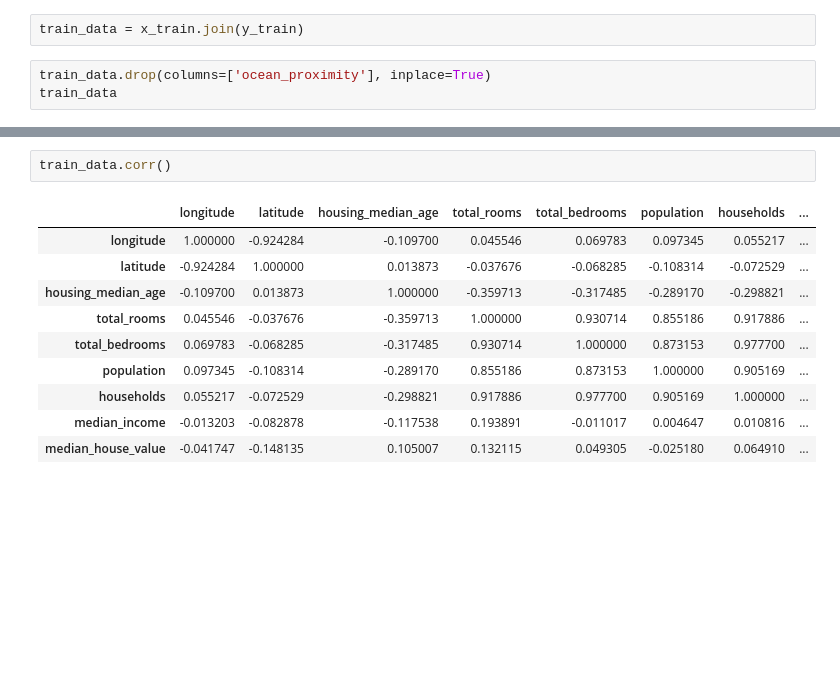
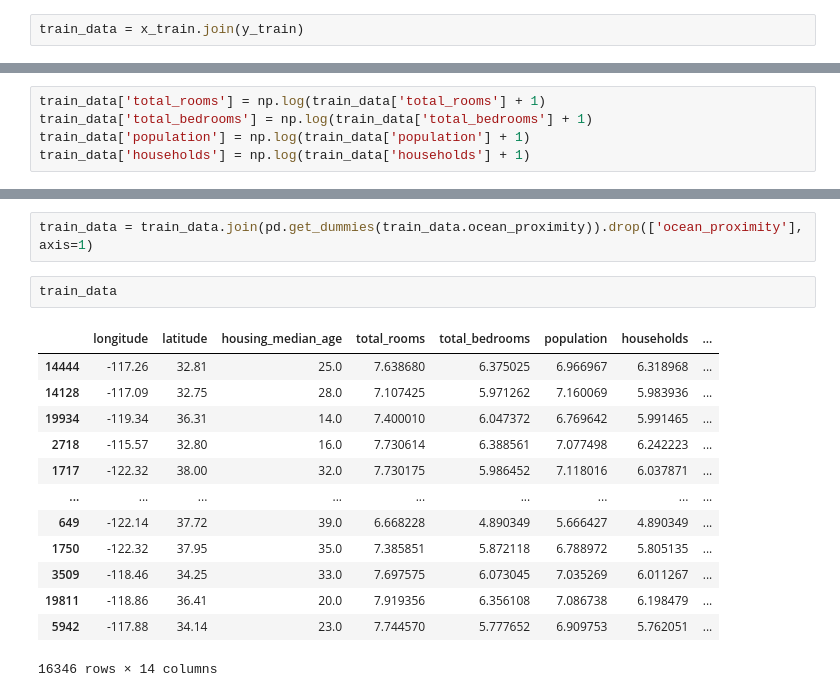
Before and after one commit to AlaR21/machine-learning-project, a Jupyter notebook: 1.ipynb, the cells around one changed output, grey strips where cells are left out. Cells and saved outputs as stored; diff of their text form; blank space fills up the shorter version.

```diff
--- a/1.ipynb
+++ b/1.ipynb
@@ -103,6 +103,3 @@ Name: median_house_value, Length: 20433, dtype: float64
 x_train, x_test, y_train, y_test = train_test_split(x, y, test_size=0.2)
 # %%
 train_data = x_train.join(y_train)
-# %%
-train_data.drop(columns=['ocean_proximity'], inplace=True)
-train_data
@@ -135,0 +125,5 @@ array([[<Axes: title={'center': 'longitude'}>,
+# %%
+train_data['total_rooms'] = np.log(train_data['total_rooms'] + 1)
+train_data['total_bedrooms'] = np.log(train_data['total_bedrooms'] + 1)
+train_data['population'] = np.log(train_data['population'] + 1)
+train_data['households'] = np.log(train_data['households'] + 1)
@@ -136,13 +159,18 @@ array([[<Axes: title={'center': 'longitude'}>,
+# %%
+train_data = train_data.join(pd.get_dummies(train_data.ocean_proximity)).drop(['ocean_proximity'], axis=1)
 # %%
-train_data.corr()
+train_data
 # %% [output]
 |  | longitude | latitude | housing_median_age | total_rooms | total_bedrooms | population | households | ... |
-| longitude | 1.000000 | -0.924284 | -0.109700 | 0.045546 | 0.069783 | 0.097345 | 0.055217 | ... |
-| latitude | -0.924284 | 1.000000 | 0.013873 | -0.037676 | -0.068285 | -0.108314 | -0.072529 | ... |
-| housing_median_age | -0.109700 | 0.013873 | 1.000000 | -0.359713 | -0.317485 | -0.289170 | -0.298821 | ... |
-| total_rooms | 0.045546 | -0.037676 | -0.359713 | 1.000000 | 0.930714 | 0.855186 | 0.917886 | ... |
-| total_bedrooms | 0.069783 | -0.068285 | -0.317485 | 0.930714 | 1.000000 | 0.873153 | 0.977700 | ... |
-| population | 0.097345 | -0.108314 | -0.289170 | 0.855186 | 0.873153 | 1.000000 | 0.905169 | ... |
-| households | 0.055217 | -0.072529 | -0.298821 | 0.917886 | 0.977700 | 0.905169 | 1.000000 | ... |
-| median_income | -0.013203 | -0.082878 | -0.117538 | 0.193891 | -0.011017 | 0.004647 | 0.010816 | ... |
-| median_house_value | -0.041747 | -0.148135 | 0.105007 | 0.132115 | 0.049305 | -0.025180 | 0.064910 | ... |
+| 14444 | -117.26 | 32.81 | 25.0 | 7.638680 | 6.375025 | 6.966967 | 6.318968 | ... |
+| 14128 | -117.09 | 32.75 | 28.0 | 7.107425 | 5.971262 | 7.160069 | 5.983936 | ... |
+| 19934 | -119.34 | 36.31 | 14.0 | 7.400010 | 6.047372 | 6.769642 | 5.991465 | ... |
+| 2718 | -115.57 | 32.80 | 16.0 | 7.730614 | 6.388561 | 7.077498 | 6.242223 | ... |
+| 1717 | -122.32 | 38.00 | 32.0 | 7.730175 | 5.986452 | 7.118016 | 6.037871 | ... |
+| ... | ... | ... | ... | ... | ... | ... | ... | ... |
+| 649 | -122.14 | 37.72 | 39.0 | 6.668228 | 4.890349 | 5.666427 | 4.890349 | ... |
+| 1750 | -122.32 | 37.95 | 35.0 | 7.385851 | 5.872118 | 6.788972 | 5.805135 | ... |
+| 3509 | -118.46 | 34.25 | 33.0 | 7.697575 | 6.073045 | 7.035269 | 6.011267 | ... |
+| 19811 | -118.86 | 36.41 | 20.0 | 7.919356 | 6.356108 | 7.086738 | 6.198479 | ... |
+| 5942 | -117.88 | 34.14 | 23.0 | 7.744570 | 5.777652 | 6.909753 | 5.762051 | ... |
+16346 rows × 14 columns
```
Also changed, not shown: parts of 6 cells of this notebook.
